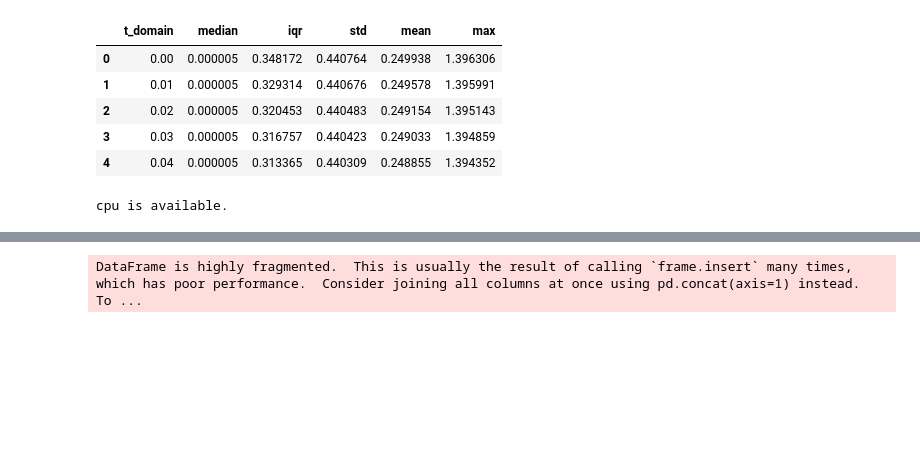
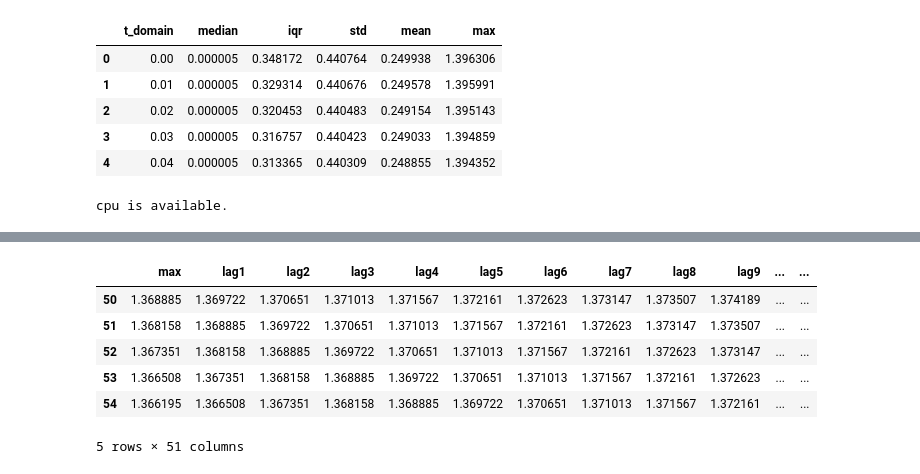
Before and after one commit to OmkarMehta/SSFwithNODE, a Jupyter notebook: pyddm-exploration/pyddm_understanding.ipynb, the cells around one changed output, grey strips where cells are left out. Drawn from its saved outputs; the diff is of its cells as text; code cells hidden in the pictures; blank space fills up the shorter version.

```diff
--- a/pyddm-exploration/pyddm_understanding.ipynb
+++ b/pyddm-exploration/pyddm_understanding.ipynb
@@ -514,17 +530,25 @@ cpu is available.
+# %%
+def generate_time_lags(df, n_lags, cols_to_drop = ['t_domain', 'iqr', 'std', 'mean', 'median']):
+    df_n = df.copy()
+    df_n.drop(cols_to_drop, axis = 1, inplace=True)
+    for n in range(1, n_lags + 1):
+        df_n[f"lag{n}"] = df_n["max"].shift(n)
+    df_n = df_n.iloc[n_lags:]
+    return df_n
+
+input_dim = 50
+
+df_timelags = generate_time_lags(data_df[:500], input_dim)
+df_timelags.head()
+# %% [output]
+|  | max | lag1 | lag2 | lag3 | lag4 | lag5 | lag6 | lag7 | lag8 | lag9 | ... | ... |
+| 50 | 1.368885 | 1.369722 | 1.370651 | 1.371013 | 1.371567 | 1.372161 | 1.372623 | 1.373147 | 1.373507 | 1.374189 | ... | ... |
+| 51 | 1.368158 | 1.368885 | 1.369722 | 1.370651 | 1.371013 | 1.371567 | 1.372161 | 1.372623 | 1.373147 | 1.373507 | ... | ... |
+| 52 | 1.367351 | 1.368158 | 1.368885 | 1.369722 | 1.370651 | 1.371013 | 1.371567 | 1.372161 | 1.372623 | 1.373147 | ... | ... |
+| 53 | 1.366508 | 1.367351 | 1.368158 | 1.368885 | 1.369722 | 1.370651 | 1.371013 | 1.371567 | 1.372161 | 1.372623 | ... | ... |
+| 54 | 1.366195 | 1.366508 | 1.367351 | 1.368158 | 1.368885 | 1.369722 | 1.370651 | 1.371013 | 1.371567 | 1.372161 | ... | ... |
+5 rows × 51 columns
 # %%
-def generate_time_lags(df, n_lags, cols_to_drop = ['t_domain', 'iqr', 'std', 'mean', 'max']):
-    df_n = df.copy()
-    df_n.drop(cols_to_drop, axis = 1, inplace=True)
-    for n in range(1, n_lags + 1):
-        df_n[f"lag{n}"] = df_n["median"].shift(n)
-    df_n = df_n.iloc[n_lags:]
-    return df_n
-
-input_dim = 100
-
-df_timelags = generate_time_lags(data_df, input_dim)
-# print(df_timelags.head())
-
 # Splitting the data into train, validation, and test sets
 from sklearn.model_selection import train_test_split
 
@@ -540,7 +564,7 @@ def train_val_test_split(df, target_col, test_ratio):
     X_train, X_val, y_train, y_val = train_test_split(X_train, y_train, test_size=val_ratio, shuffle=False)
     return X_train, X_val, X_test, y_train, y_val, y_test
 
-X_train, X_val, X_test, y_train, y_val, y_test = train_val_test_split(df_timelags, 'median', 0.2)
+X_train, X_val, X_test, y_train, y_val, y_test = train_val_test_split(df_timelags, 'max', 0.2)
 
 # Applying scale transformation
 from sklearn.preprocessing import MinMaxScaler, StandardScaler, MaxAbsScaler, RobustScaler
@@ -554,7 +578,7 @@ def get_scaler(scaler):
     }
     return scalers.get(scaler.lower())()
 
-scaler = get_scaler('standard')
+scaler = get_scaler('minmax')
 X_train_arr = scaler.fit_transform(X_train)
 X_val_arr = scaler.transform(X_val)
 X_test_arr = scaler.transform(X_test)
@@ -562,6 +586,4 @@ X_test_arr = scaler.transform(X_test)
 y_train_arr = scaler.fit_transform(y_train)
 y_val_arr = scaler.transform(y_val)
 y_test_arr = scaler.transform(y_test)
-# %% [output]
-DataFrame is highly fragmented.  This is usually the result of calling `frame.insert` many times, which has poor performance.  Consider joining all columns at once using pd.concat(axis=1) instead.  To ...
 # %%
```
Also changed, not shown: parts of 8 cells of this notebook, 15 other files.
